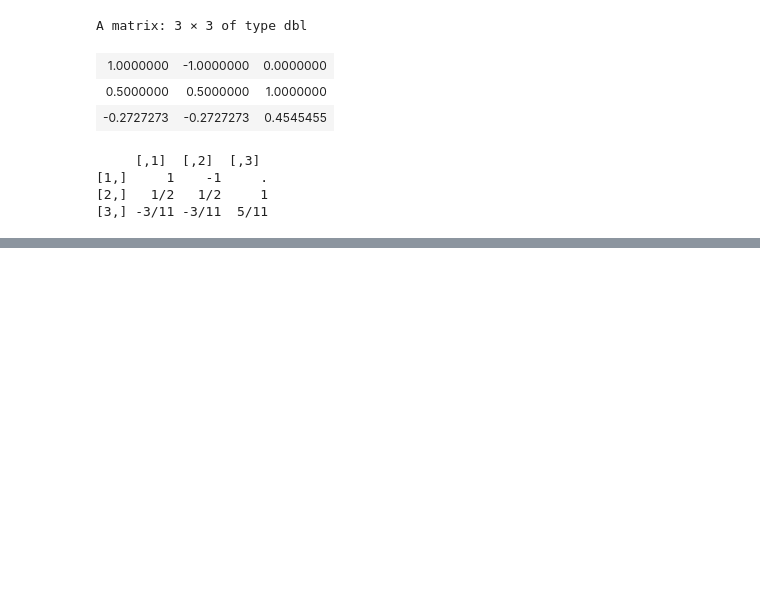
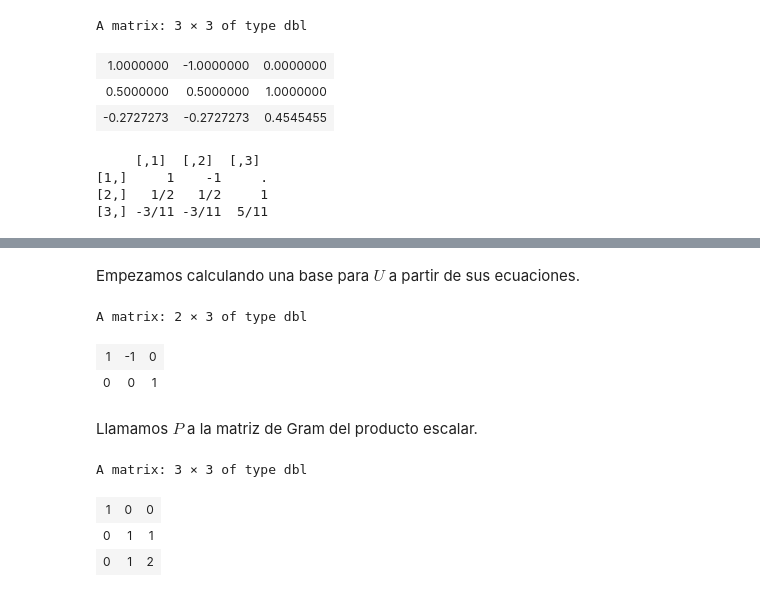
Before and after one commit to pedritomelenas/R-algebra-lineal, a Jupyter notebook: ALME-espacios-vectoriales.ipynb, the cells around one changed output, grey strips where cells are left out. Saved outputs shown, nothing was run; the diff lists cells and outputs as text; code cells hidden in the pictures; blank space fills up the shorter version.

```diff
--- a/ALME-espacios-vectoriales.ipynb
+++ b/ALME-espacios-vectoriales.ipynb
@@ -734,0 +785,20 @@ print(fractional(E))
+# %% [markdown]
+Empezamos calculando una base para $U$ a partir de sus ecuaciones.
+# %%
+ecU<-rbind(c(1,1,0))
+U<-gensec(ecU)
+U
+# %% [output]
+A matrix: 2 × 3 of type dbl
+| 1 | -1 | 0 |
+| 0 | 0 | 1 |
+# %% [markdown]
+Llamamos $P$ a la matriz de Gram del producto escalar.
+# %%
+P<-rbind(c(1,0,0),c(0,1,1),c(0,1,2))
+P
+# %% [output]
+A matrix: 3 × 3 of type dbl
+| 1 | 0 | 0 |
+| 0 | 1 | 1 |
+| 0 | 1 | 2 |
```
Also changed, not shown: parts of 24 cells of this notebook.
